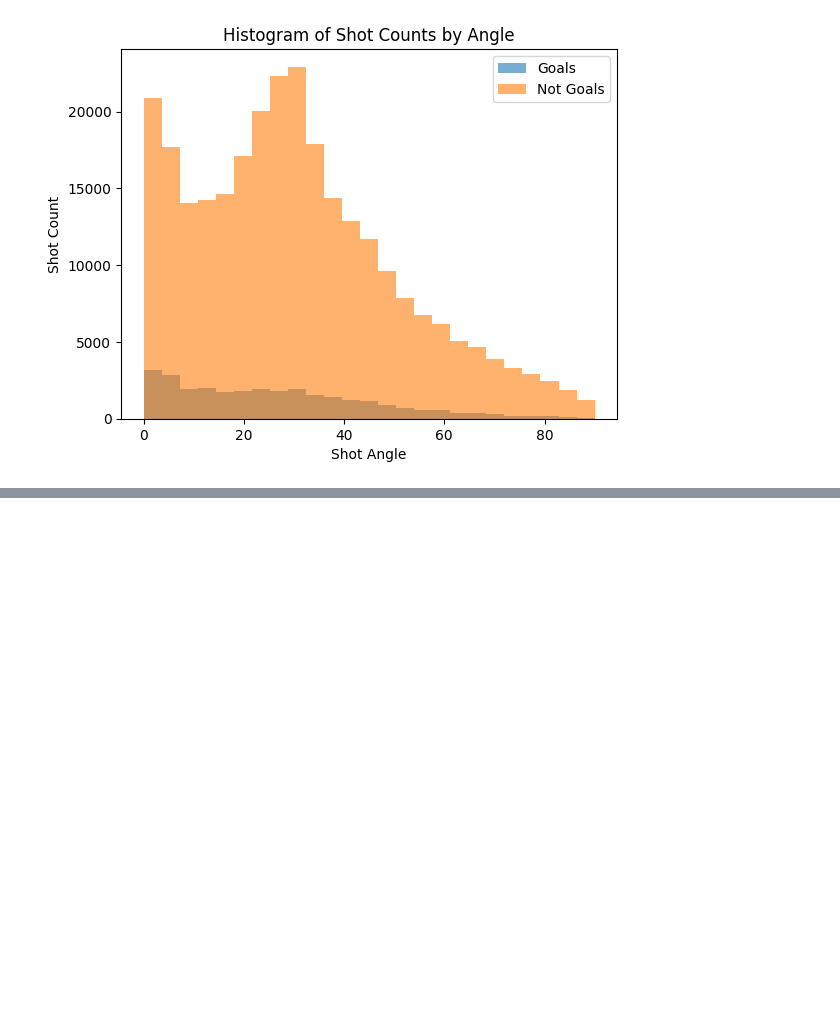
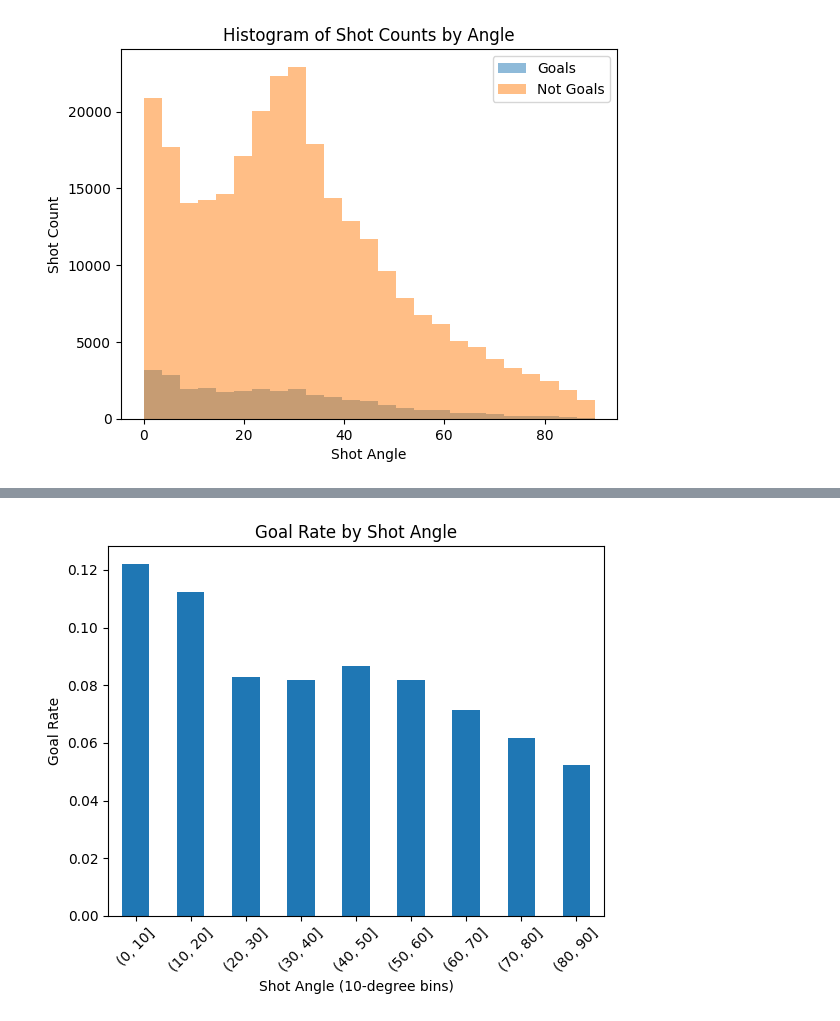
Before and after one commit to rajamatt/ift6758-project, a Jupyter notebook: notebooks/milestone_2/Task 2.ipynb, the cells around one changed output, grey strips where cells are left out. Cells and saved outputs as stored; diff of their text form; code cells hidden in the pictures; blank space fills up the shorter version.

```diff
--- a/notebooks/milestone_2/Task 2.ipynb
+++ b/notebooks/milestone_2/Task 2.ipynb
@@ -50,0 +70,13 @@ plt.show()
+# %%
+angle_bins = np.arange(0, 91, 10)
+df['angle_bin'] = pd.cut(df['shotAngle'], bins=angle_bins)
+goal_rate_by_angle = df.groupby('angle_bin')['isGoal'].mean()
+
+goal_rate_by_angle.plot(kind='bar')
+plt.xlabel('Shot Angle (10-degree bins)')
+plt.ylabel('Goal Rate')
+plt.title('Goal Rate by Shot Angle')
+plt.xticks(rotation=45)
+plt.show()
+# %% [output]
+[figure, added]
```
Also changed, not shown: parts of 7 cells of this notebook.
